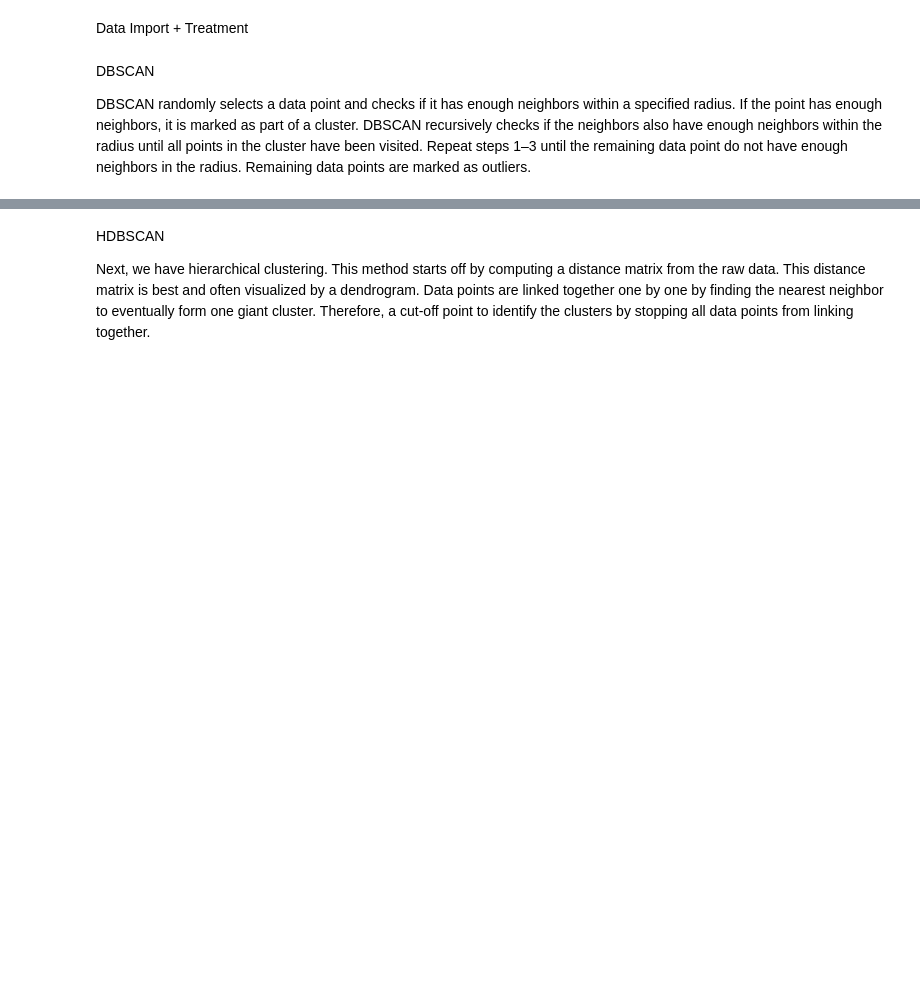
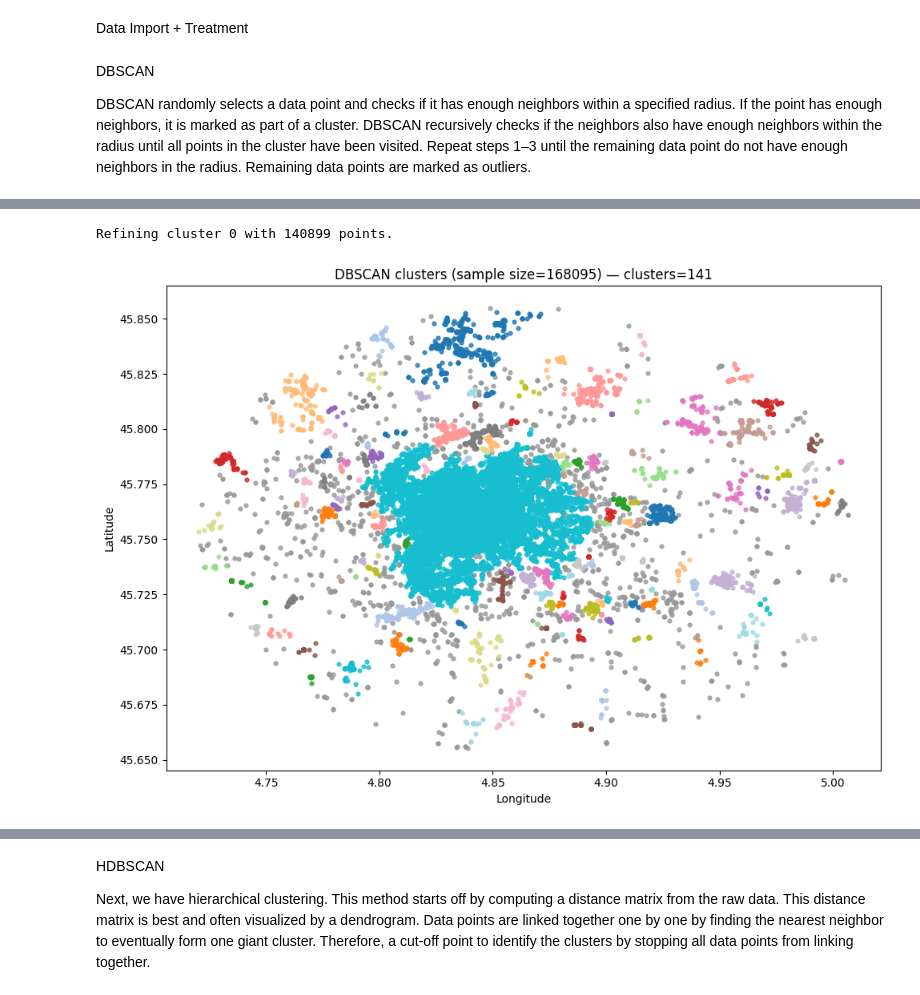
Before and after one commit to Jhouny/Flickr-Clustering, a Jupyter notebook: notebooks/clustering.ipynb, the cells around one changed output, grey strips where cells are left out. Cells and saved outputs as stored; diff of their text form; code cells hidden in the pictures; blank space fills up the shorter version.

```diff
--- a/notebooks/clustering.ipynb
+++ b/notebooks/clustering.ipynb
@@ -122,0 +131,57 @@ plot_model(dbscan_clusterer, X)
+# %%
+import numpy as np
+from collections import Counter
+
+def get_largest_cluster_label(labels):
+    counts = Counter(labels)
+    counts.pop(-1, None)  # remove noise
+    if not counts:
+        raise ValueError("No clusters found (only noise).")
+    return max(counts, key=counts.get), counts[max(counts, key=counts.get)]
+
+def refine_largest_dbscan_cluster(
+    X,
+    original_labels,
+    new_dbscan_params,
+    label_offset=1000
+):
+    """
+    X: array-like (n_samples, n_features)
+    original_labels: labels from first DBSCAN
+    new_dbscan_params: dict of DBSCAN hyperparameters
+    label_offset: integer added to new labels
+    """
+
+    X_arr = X.values if hasattr(X, "values") else X
+    original_labels = np.asarray(original_labels)
+
+    largest_label, largest_count = get_largest_cluster_label(original_labels)
+
+    print(f"Refining cluster {largest_label} with {largest_count} points.")
+
+    mask = original_labels == largest_label
+    X_sub = X_arr[mask]
+
+    new_dbscan = DBSCAN(**new_dbscan_params)
+    new_labels_sub = new_dbscan.fit_predict(X_sub)
+
+    new_labels_sub = np.where(
+        new_labels_sub != -1,
+        new_labels_sub + label_offset,
+        -1
+    )
+
+    final_labels = original_labels.copy()
+    final_labels[mask] = new_labels_sub
+
+    return final_labels, largest_count
+
+labels_dbscan, count = refine_largest_dbscan_cluster(X,
+    original_labels=dbscan_clusterer.labels_,
+    new_dbscan_params={'eps':0.002, 'min_samples':10, 'metric':'euclidean', 'n_jobs':-1},
+    label_offset=1000)
+
+plot_model(dbscan_clusterer, label_list=labels_dbscan, X=X)
+# %% [output]
+Refining cluster 0 with 140899 points.
+[figure, added]
```
Also changed, not shown: parts of 11 cells of this notebook, 2 other files.
